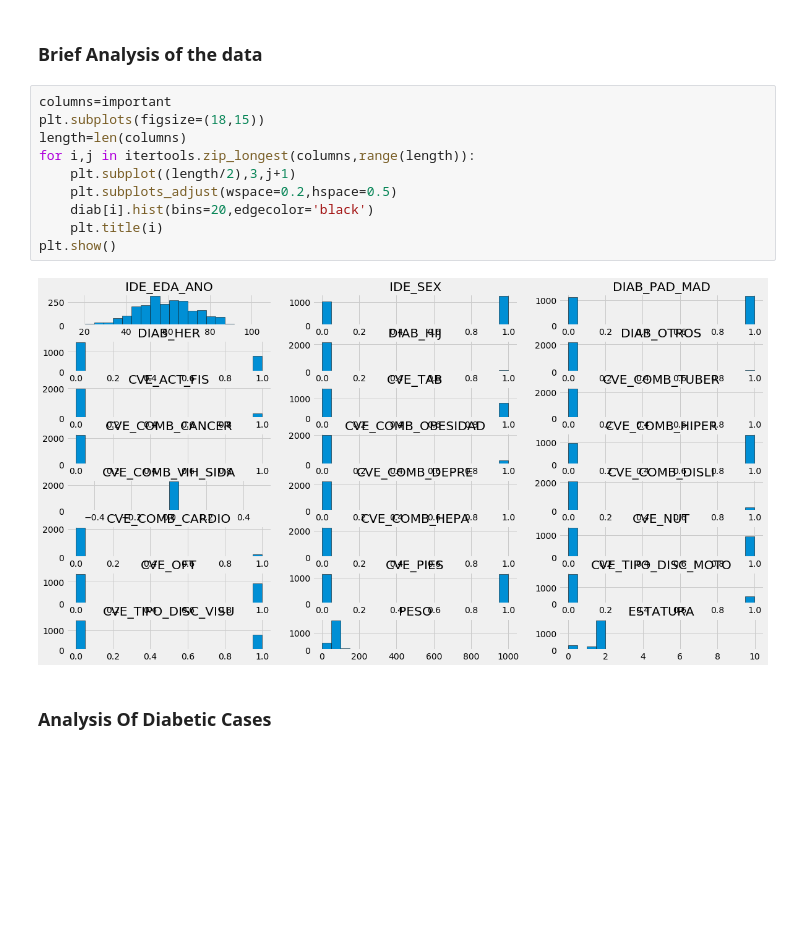
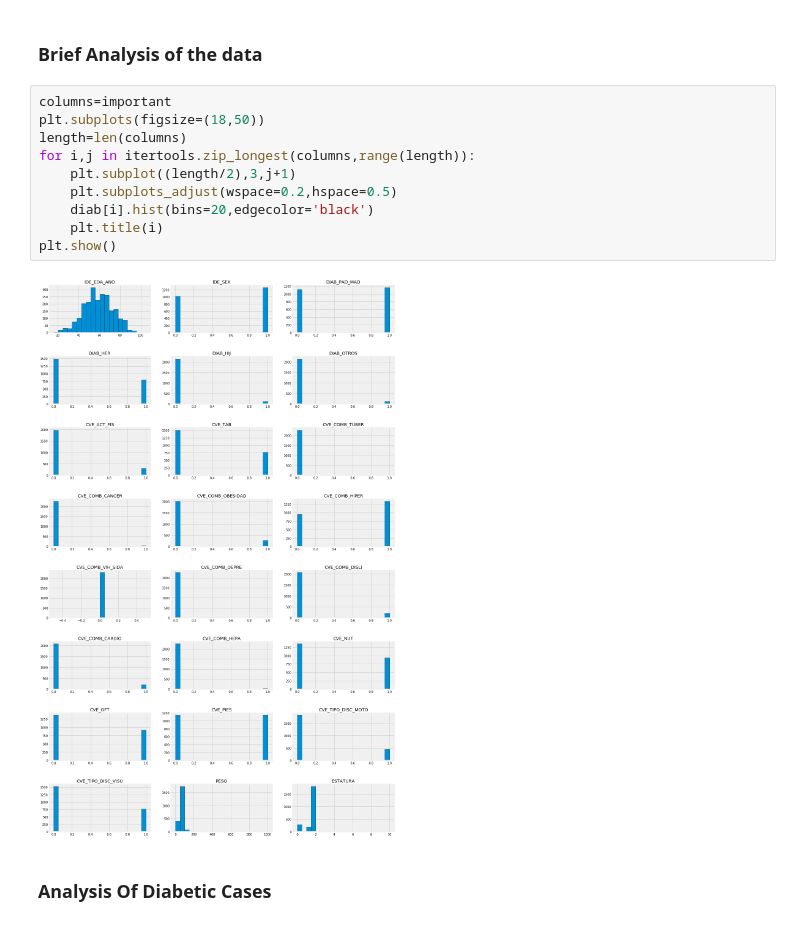
Before and after one commit to RamonRomeroQro/MLDiabetes, a Jupyter notebook: app/ok.ipynb, the cells around one changed output. Drawn from its saved outputs; the diff is of its cells as text; blank space fills up the shorter version.

```diff
--- a/app/ok.ipynb
+++ b/app/ok.ipynb
@@ -111,16 +112,16 @@ plt.show()
 ### Brief Analysis of the data
 # %%
 columns=important
-plt.subplots(figsize=(18,15))
+plt.subplots(figsize=(18,50))
 length=len(columns)
 for i,j in itertools.zip_longest(columns,range(length)):
     plt.subplot((length/2),3,j+1)
     plt.subplots_adjust(wspace=0.2,hspace=0.5)
     diab[i].hist(bins=20,edgecolor='black')
     plt.title(i)
 plt.show()
 # %% [output]
-[figure, old version]
+[figure, new version]
 # %% [markdown]
 ### Analysis Of Diabetic Cases
 # %%
```
Also changed, not shown: parts of 3 cells of this notebook, 2 other files.
